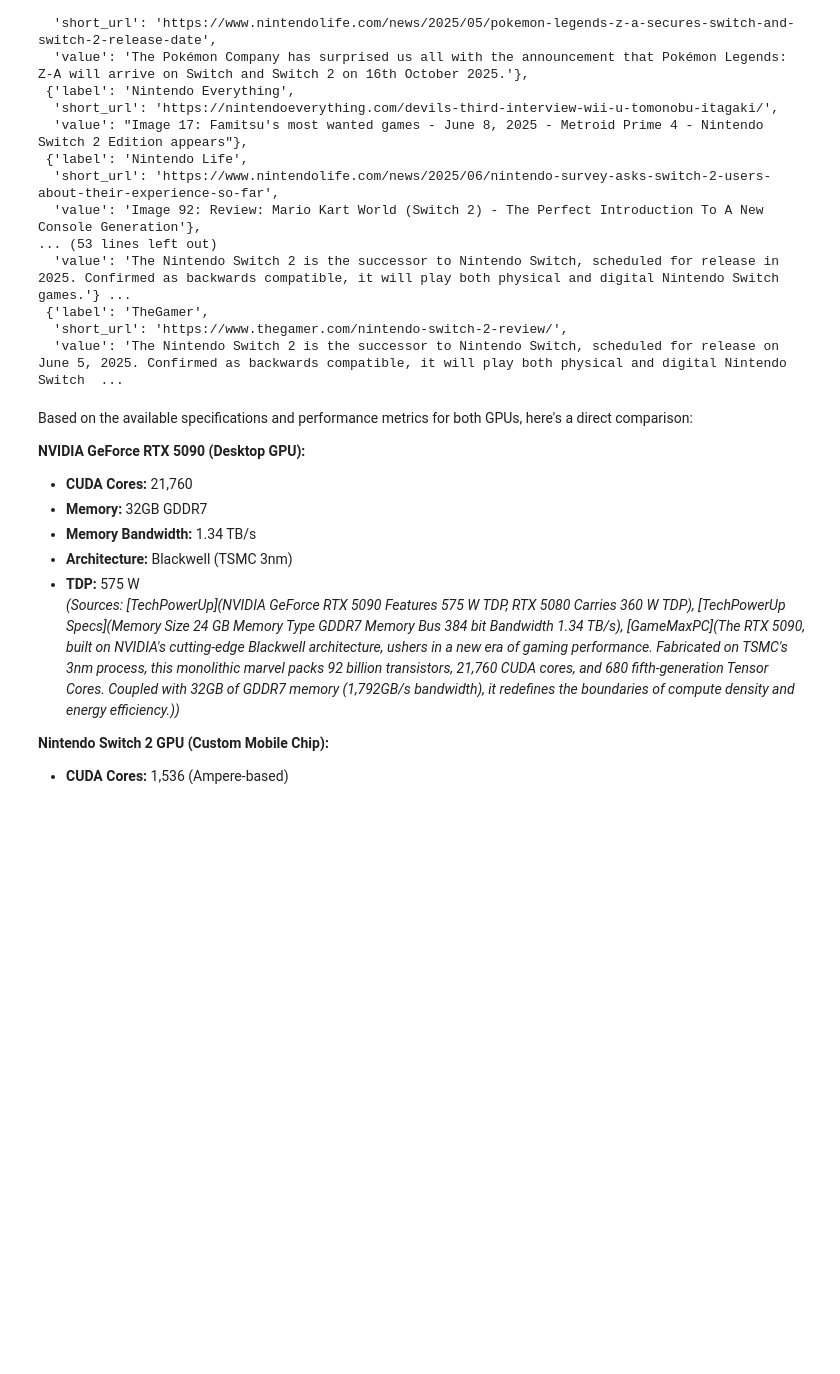
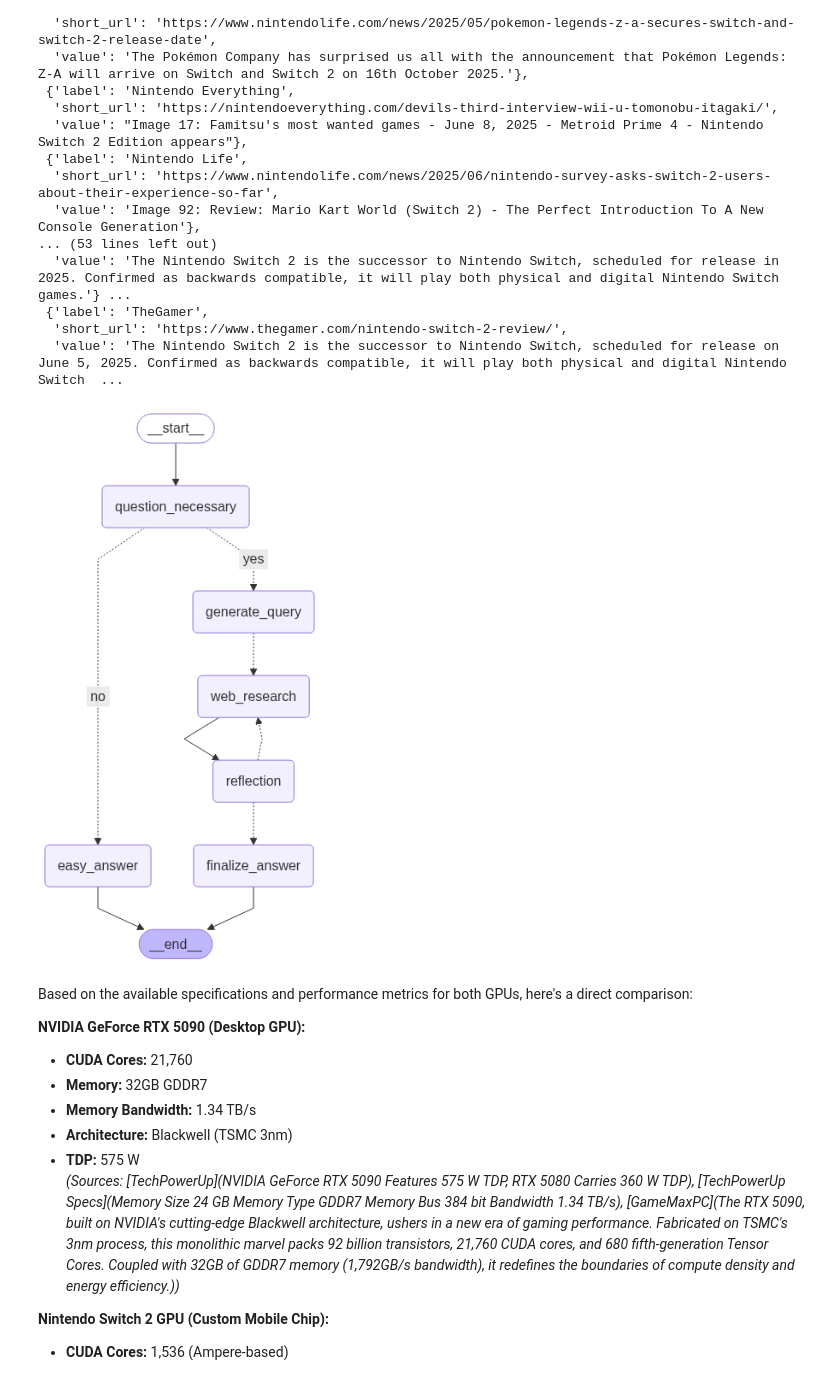
Before and after one commit to LIANGSNOW/gemini-fullstack-langgraph-quickstart, a Jupyter notebook: myGraph.ipynb, the cells around one changed output. Saved outputs shown, nothing was run; the diff lists cells and outputs as text; code cells hidden in the pictures; blank space fills up the shorter version.

```diff
--- a/myGraph.ipynb
+++ b/myGraph.ipynb
@@ -898,3 +903,9 @@ state['sources_gathered']
+# %%
+from IPython.display import Image, display
+
+display(Image(graph.get_graph().draw_mermaid_png()))
+# %% [output]
+[figure, added]
 # %%
 from IPython.display import Markdown
 
```
Also changed, not shown: parts of 1 cell of this notebook, 5 other files.
